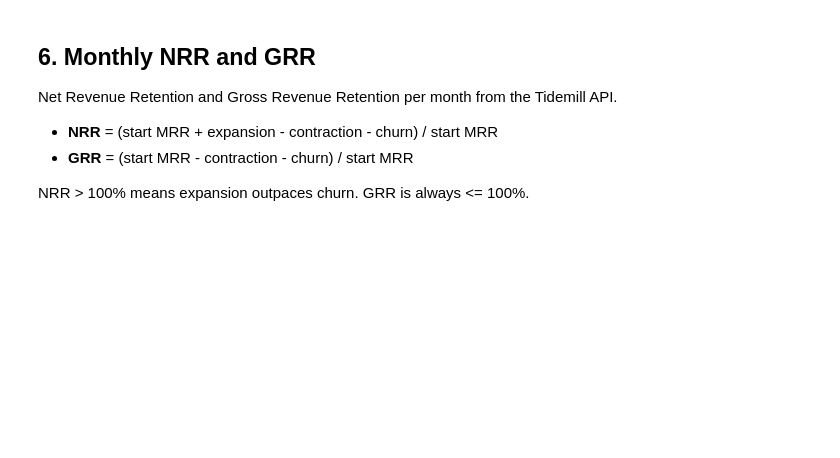
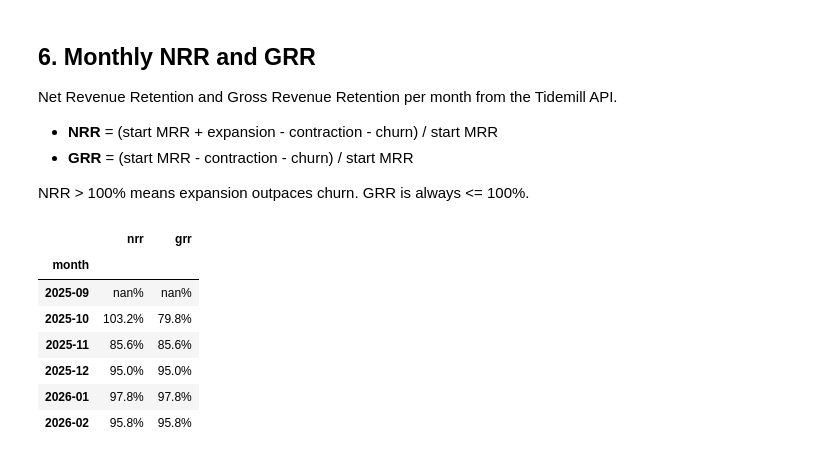
Before and after one commit to ondraz/subscriptions, a Jupyter notebook: docs/notebooks/03_retention.ipynb, the cells around one changed output. Cells and saved outputs as stored; diff of their text form; code cells hidden in the pictures; blank space fills up the shorter version.

```diff
--- a/docs/notebooks/03_retention.ipynb
+++ b/docs/notebooks/03_retention.ipynb
@@ -235,25 +130,14 @@ Net Revenue Retention and Gross Revenue Retention per month from the Tidemill AP
 
 NRR > 100% means expansion outpaces churn. GRR is always <= 100%.
 # %%
-# Monthly NRR and GRR from Tidemill API
-months = pd.date_range(START, END, freq="MS")
-monthly_rr = []
-for i in range(len(months) - 1):
-    s = months[i].strftime("%Y-%m-%d")
-    e = months[i + 1].strftime("%Y-%m-%d")
-    nrr = api_get("/api/metrics/retention", start=s, end=e, query_type="nrr")
-    grr = api_get("/api/metrics/retention", start=s, end=e, query_type="grr")
-    monthly_rr.append(
-        {
-            "month": months[i].strftime("%Y-%m"),
-            "nrr": nrr,
-            "grr": grr,
-        }
-    )
-
-df_rr = pd.DataFrame(monthly_rr)
-print("Monthly Revenue Retention:")
-for _, row in df_rr.iterrows():
-    nrr_s = f"{row.nrr * 100:.1f}%" if row.nrr is not None else "N/A"
-    grr_s = f"{row.grr * 100:.1f}%" if row.grr is not None else "N/A"
-    print(f"  {row.month}:  NRR={nrr_s:>8s}   GRR={grr_s:>8s}")
+rr = reports.retention.nrr_grr(tm, START, END)
+reports.retention.style_nrr_grr(rr)
+# %% [output]
+|  | nrr | grr |
+| month |  |  |
+| 2025-09 | nan% | nan% |
+| 2025-10 | 103.2% | 79.8% |
+| 2025-11 | 85.6% | 85.6% |
+| 2025-12 | 95.0% | 95.0% |
+| 2026-01 | 97.8% | 97.8% |
+| 2026-02 | 95.8% | 95.8% |
```
Also changed, not shown: parts of 13 cells of this notebook, 39 other files.
